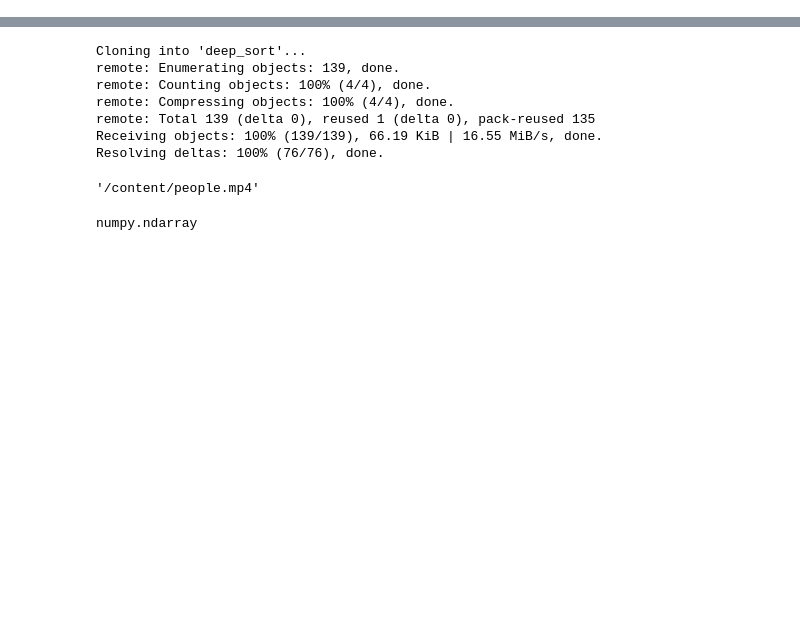
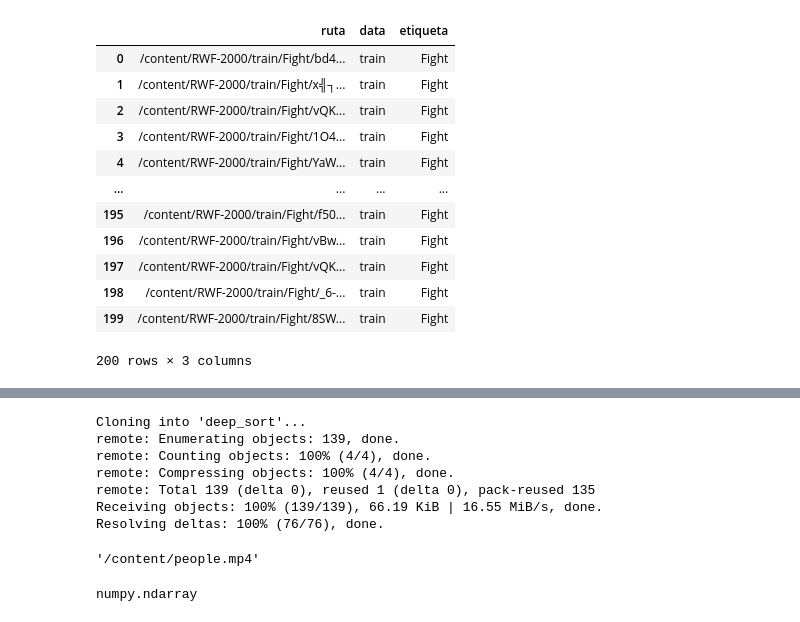
Before and after one commit to djsg2021utec/TESIS_MAESTRIA, a Jupyter notebook: 1_Exploración_de_los_datasets.ipynb, the cells around one changed output, grey strips where cells are left out. Cells and saved outputs as stored; diff of their text form; code cells hidden in the pictures; blank space fills up the shorter version.

```diff
--- a/1_Exploración_de_los_datasets.ipynb
+++ b/1_Exploración_de_los_datasets.ipynb
@@ -2,0 +91,21 @@
+# %%
+# ******************************************************************
+# Se crea un dataframe para manejar fácilmente los datos de RWF-2000
+# ******************************************************************
+lista_carpetas_avi = [
+    {'ruta': '/content/RWF-2000/train/Fight', 'data': 'train', 'etiqueta':'Fight'},
+    {'ruta': '/content/RWF-2000/train/NonFight', 'data': 'train', 'etiqueta':'NonFight'},
+    {'ruta': '/content/RWF-2000/val/Fight', 'data': 'val', 'etiqueta':'Fight'},
+    {'ruta': '/content/RWF-2000/val/NonFight', 'data': 'val', 'etiqueta':'NonFight'}
+]
+lista_archivos = []
+for carpeta in lista_carpetas_avi:
+  ruta_carpeta=carpeta['ruta']
+  tipo_data =carpeta['data']
+  etiqueta_data =carpeta['etiqueta']
+  for filename in os.listdir(ruta_carpeta):
+      if filename.endswith(".avi"):
+        registro_archivo = {'ruta': f'{ruta_carpeta}/{filename}', 'data': f'{tipo_data}', 'etiqueta':f'{etiqueta_data}'}
+        lista_archivos.append(registro_archivo)
+
+videos_RWF2000_df = pd.DataFrame(lista_archivos)
@@ -2,0 +207,17 @@
+# %%
+df=muestra_RWF2000_df
+df[(df['data'] == 'train') & (df['etiqueta'] == 'Fight')]
+# %% [output]
+|  | ruta | data | etiqueta |
+| 0 | /content/RWF-2000/train/Fight/bd4... | train | Fight |
+| 1 | /content/RWF-2000/train/Fight/х╣┐... | train | Fight |
+| 2 | /content/RWF-2000/train/Fight/vQK... | train | Fight |
+| 3 | /content/RWF-2000/train/Fight/1O4... | train | Fight |
+| 4 | /content/RWF-2000/train/Fight/YaW... | train | Fight |
+| ... | ... | ... | ... |
+| 195 | /content/RWF-2000/train/Fight/f50... | train | Fight |
+| 196 | /content/RWF-2000/train/Fight/vBw... | train | Fight |
+| 197 | /content/RWF-2000/train/Fight/vQK... | train | Fight |
+| 198 | /content/RWF-2000/train/Fight/_6-... | train | Fight |
+| 199 | /content/RWF-2000/train/Fight/8SW... | train | Fight |
+200 rows × 3 columns
```
Also changed, not shown: parts of 22 cells of this notebook.
